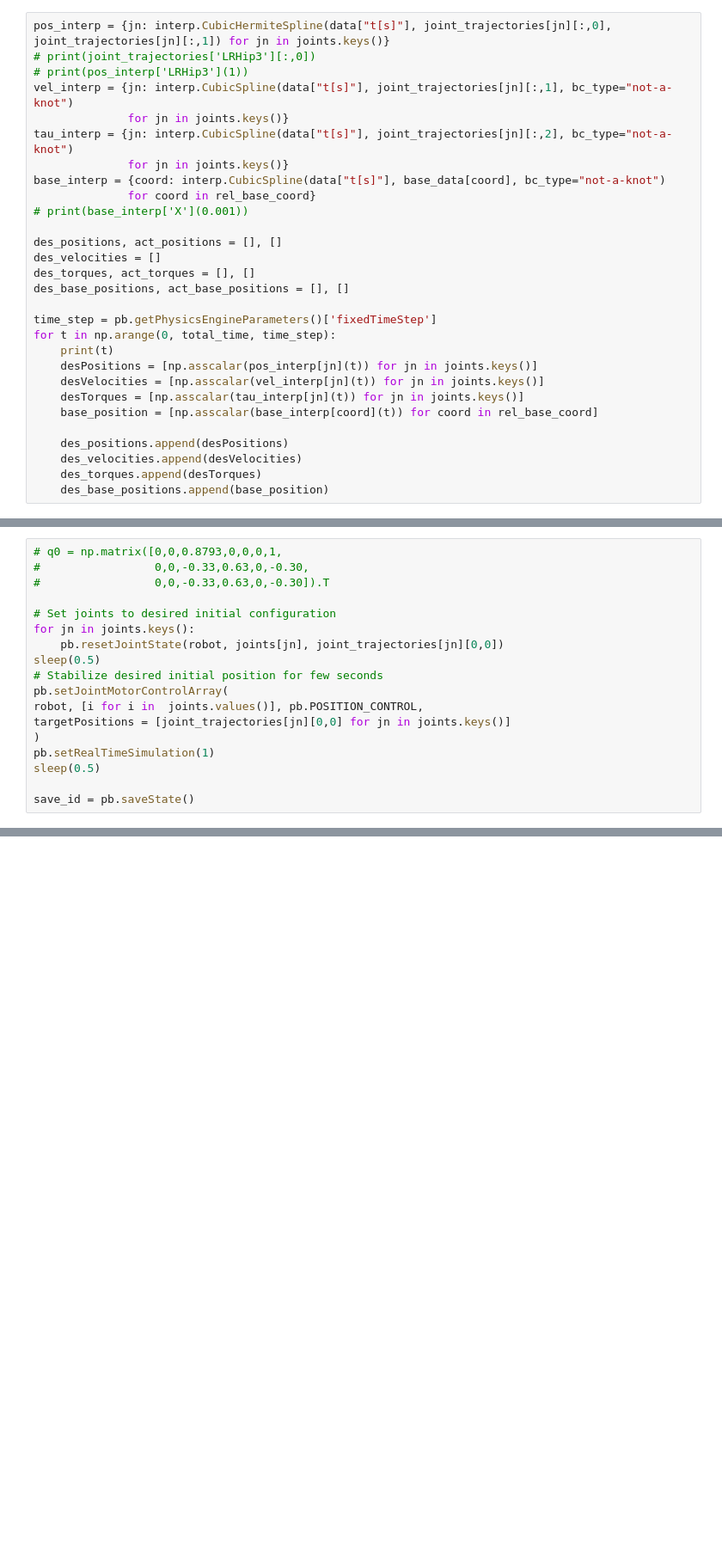
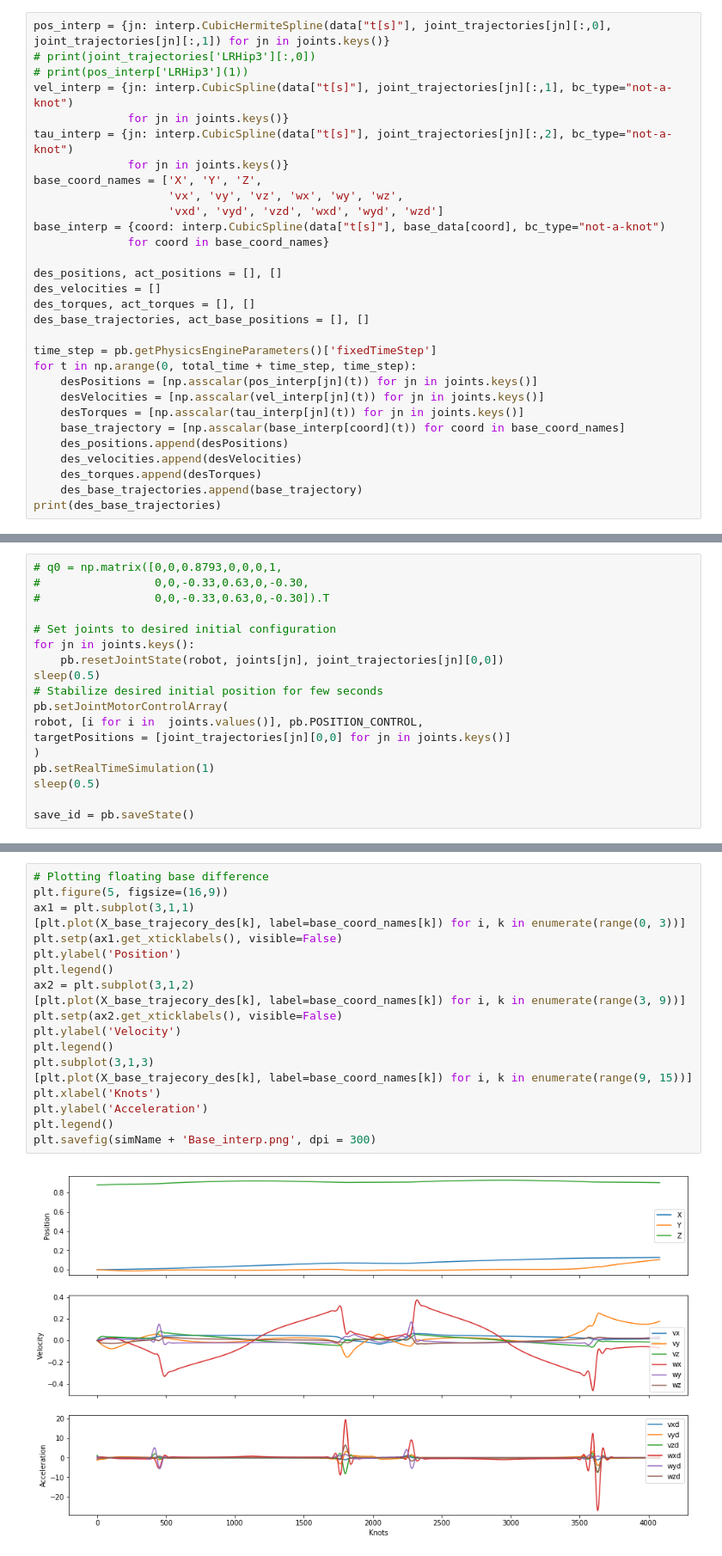
Before and after one commit to julesser/crocoddyl, a Jupyter notebook: RH5/StabilizeOptimalTrajectories.ipynb, the cells around one changed output, grey strips where cells are left out. Shown at 86% size. Saved outputs shown, nothing was run; the diff lists cells and outputs as text; blank space fills up the shorter version.

```diff
--- a/RH5/StabilizeOptimalTrajectories.ipynb
+++ b/RH5/StabilizeOptimalTrajectories.ipynb
@@ -83,24 +77,25 @@ vel_interp = {jn: interp.CubicSpline(data["t[s]"], joint_trajectories[jn][:,1],
               for jn in joints.keys()}
 tau_interp = {jn: interp.CubicSpline(data["t[s]"], joint_trajectories[jn][:,2], bc_type="not-a-knot")
               for jn in joints.keys()}
+base_coord_names = ['X', 'Y', 'Z',
+                    'vx', 'vy', 'vz', 'wx', 'wy', 'wz',
+                    'vxd', 'vyd', 'vzd', 'wxd', 'wyd', 'wzd']
 base_interp = {coord: interp.CubicSpline(data["t[s]"], base_data[coord], bc_type="not-a-knot")
-              for coord in rel_base_coord}
-# print(base_interp['X'](0.001))
+              for coord in base_coord_names}
 
 des_positions, act_positions = [], []
 des_velocities = []
 des_torques, act_torques = [], []
-des_base_positions, act_base_positions = [], []
+des_base_trajectories, act_base_positions = [], []
 
 time_step = pb.getPhysicsEngineParameters()['fixedTimeStep']
-for t in np.arange(0, total_time, time_step):
-    print(t)
+for t in np.arange(0, total_time + time_step, time_step):
     desPositions = [np.asscalar(pos_interp[jn](t)) for jn in joints.keys()]
     desVelocities = [np.asscalar(vel_interp[jn](t)) for jn in joints.keys()]
     desTorques = [np.asscalar(tau_interp[jn](t)) for jn in joints.keys()]
-    base_position = [np.asscalar(base_interp[coord](t)) for coord in rel_base_coord]
-
+    base_trajectory = [np.asscalar(base_interp[coord](t)) for coord in base_coord_names]
     des_positions.append(desPositions)
     des_velocities.append(desVelocities)
     des_torques.append(desTorques)
-    des_base_positions.append(base_position)
+    des_base_trajectories.append(base_trajectory)
+print(des_base_trajectories)
@@ -325,0 +303,21 @@ plt.savefig(simName + 'pybulletBase.png', bbox_inches = 'tight', dpi = 300)
+# %%
+# Plotting floating base difference
+plt.figure(5, figsize=(16,9))
+ax1 = plt.subplot(3,1,1)
+[plt.plot(X_base_trajecory_des[k], label=base_coord_names[k]) for i, k in enumerate(range(0, 3))]
+plt.setp(ax1.get_xticklabels(), visible=False)
+plt.ylabel('Position')
+plt.legend()
+ax2 = plt.subplot(3,1,2)
+[plt.plot(X_base_trajecory_des[k], label=base_coord_names[k]) for i, k in enumerate(range(3, 9))]
+plt.setp(ax2.get_xticklabels(), visible=False)
+plt.ylabel('Velocity')
+plt.legend()
+plt.subplot(3,1,3)
+[plt.plot(X_base_trajecory_des[k], label=base_coord_names[k]) for i, k in enumerate(range(9, 15))]
+plt.xlabel('Knots')
+plt.ylabel('Acceleration')
+plt.legend()
+plt.savefig(simName + 'Base_interp.png', dpi = 300)
+# %% [output]
+[figure, added]
```
Also changed, not shown: parts of 7 cells of this notebook, 19 other files.
